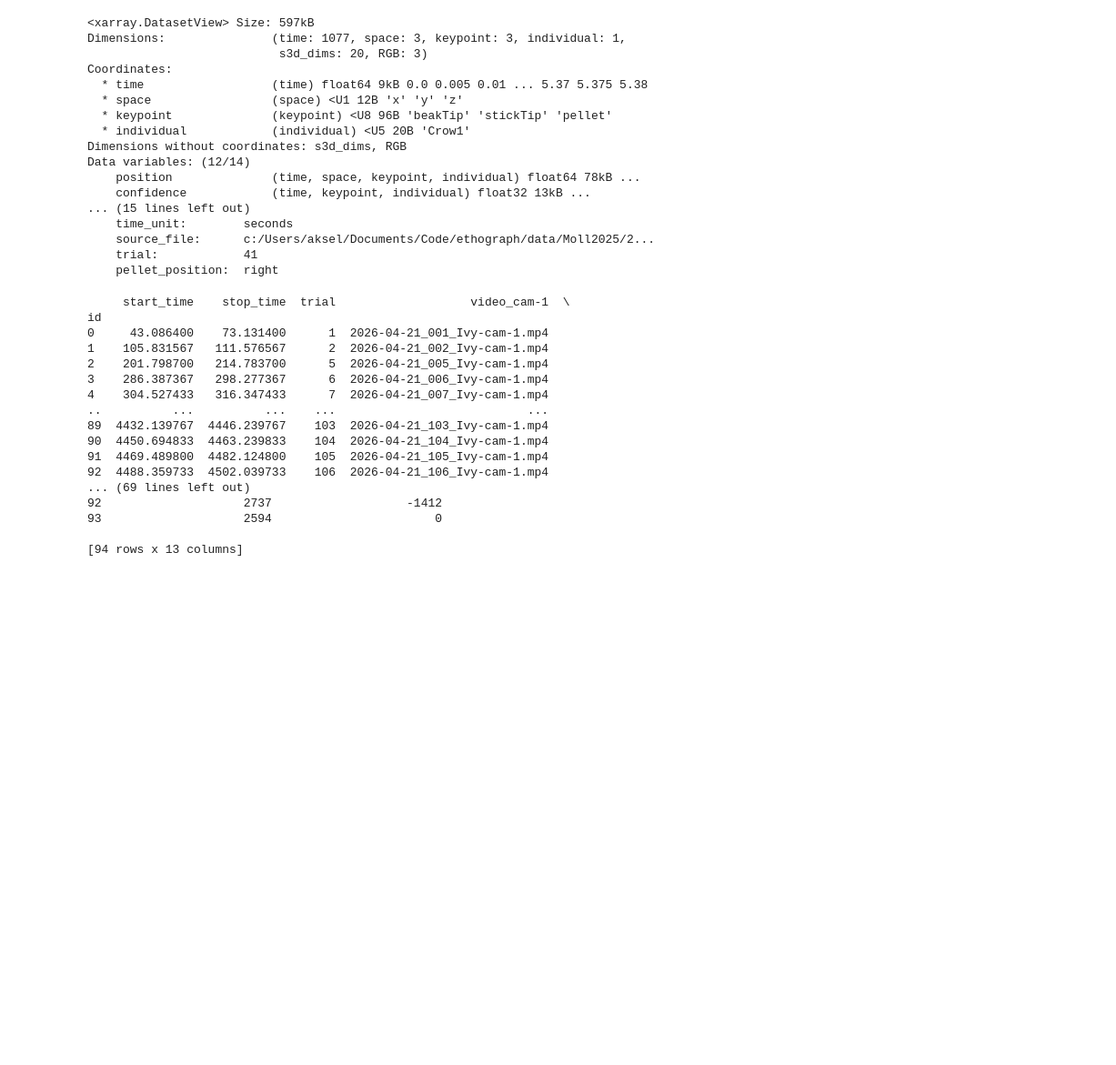
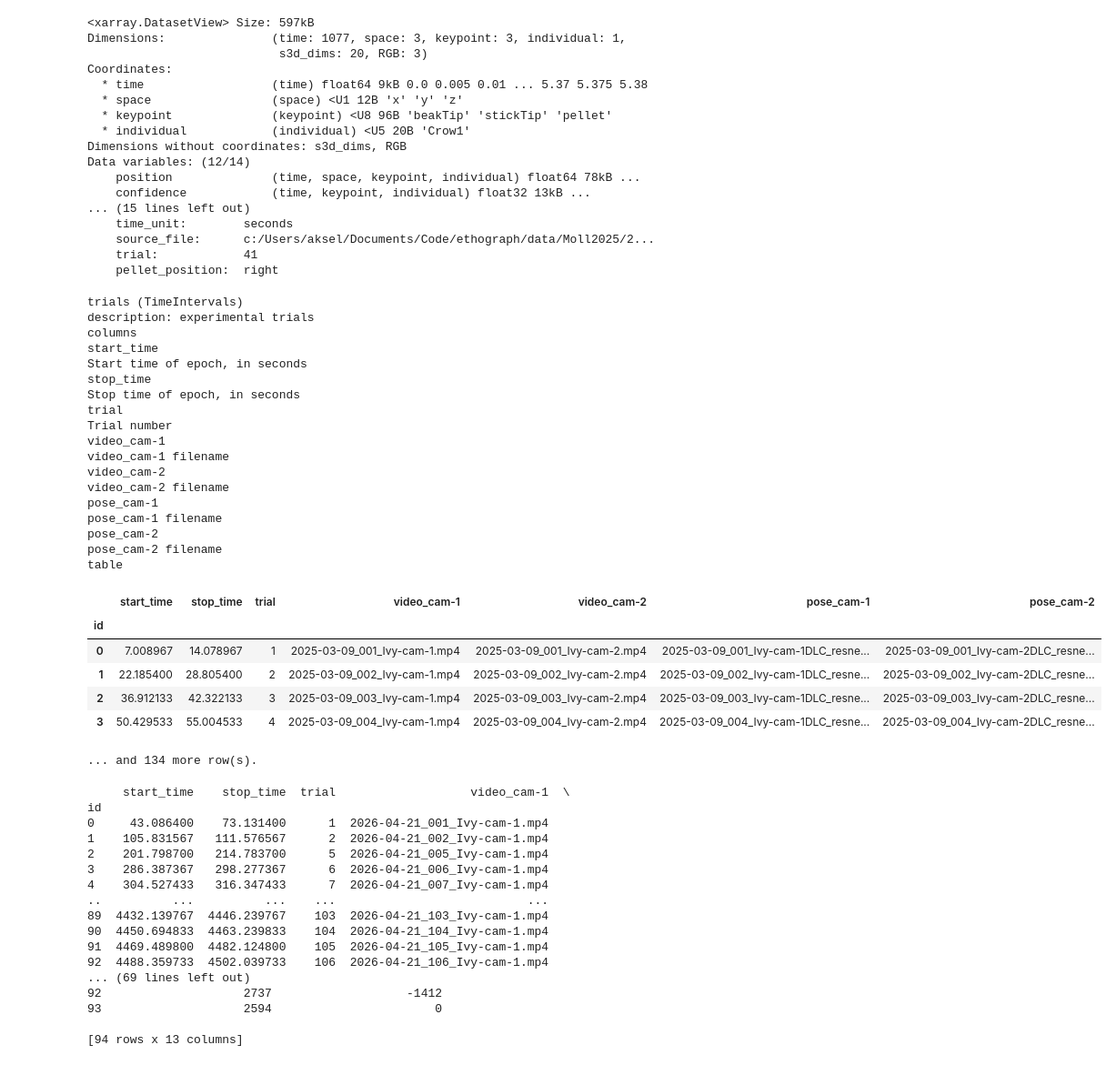
Before and after one commit to Akseli-Ilmanen/EthoGraph, a Jupyter notebook: test.ipynb, the cells around one changed output. Shown at 91% size. Saved outputs shown, nothing was run; the diff lists cells and outputs as text; code cells hidden in the pictures; blank space fills up the shorter version.

```diff
--- a/test.ipynb
+++ b/test.ipynb
@@ -220,11 +220,39 @@ Data variables: (12/14)
     trial:            41
     pellet_position:  right
 # %%
-path = r"C:\Users\aksel\Documents\AI_data\derivatives\sub-01_id-Ivy\ses-000_date-20260421_01\behav\.ethograph\alignment.nwb"
+path = r"C:\Users\aksel\Documents\AK_data\derivatives\sub-01_id-Ivy\ses-000_date-20250309_01\behav\.ethograph\alignment.nwb"
 
 from pynwb import NWBHDF5IO
 
 nwb = NWBHDF5IO(path, 'r').read()
+# %%
+nwb.trials
+# %% [output]
+trials (TimeIntervals)
+description: experimental trials
+columns
+start_time
+Start time of epoch, in seconds
+stop_time
+Stop time of epoch, in seconds
+trial
+Trial number
+video_cam-1
+video_cam-1 filename
+video_cam-2
+video_cam-2 filename
+pose_cam-1
+pose_cam-1 filename
+pose_cam-2
+pose_cam-2 filename
+table
+|  | start_time | stop_time | trial | video_cam-1 | video_cam-2 | pose_cam-1 | pose_cam-2 |
+| id |  |  |  |  |  |  |  |
+| 0 | 7.008967 | 14.078967 | 1 | 2025-03-09_001_Ivy-cam-1.mp4 | 2025-03-09_001_Ivy-cam-2.mp4 | 2025-03-09_001_Ivy-cam-1DLC_resne... | 2025-03-09_001_Ivy-cam-2DLC_resne... |
+| 1 | 22.185400 | 28.805400 | 2 | 2025-03-09_002_Ivy-cam-1.mp4 | 2025-03-09_002_Ivy-cam-2.mp4 | 2025-03-09_002_Ivy-cam-1DLC_resne... | 2025-03-09_002_Ivy-cam-2DLC_resne... |
+| 2 | 36.912133 | 42.322133 | 3 | 2025-03-09_003_Ivy-cam-1.mp4 | 2025-03-09_003_Ivy-cam-2.mp4 | 2025-03-09_003_Ivy-cam-1DLC_resne... | 2025-03-09_003_Ivy-cam-2DLC_resne... |
+| 3 | 50.429533 | 55.004533 | 4 | 2025-03-09_004_Ivy-cam-1.mp4 | 2025-03-09_004_Ivy-cam-2.mp4 | 2025-03-09_004_Ivy-cam-1DLC_resne... | 2025-03-09_004_Ivy-cam-2DLC_resne... |
+... and 134 more row(s).
 # %%
 from __future__ import annotations
 
```
Also changed, not shown: 7 other files.
